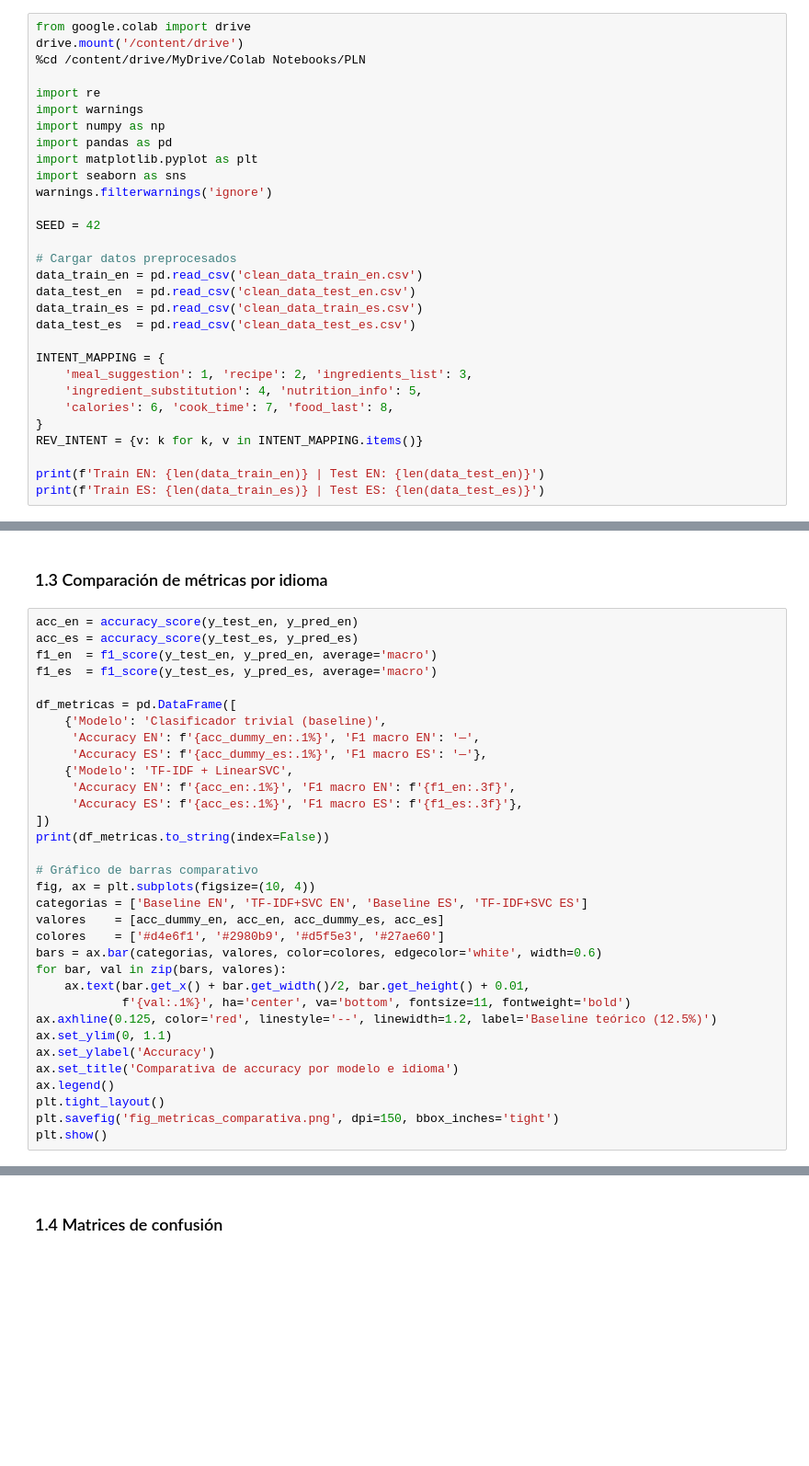
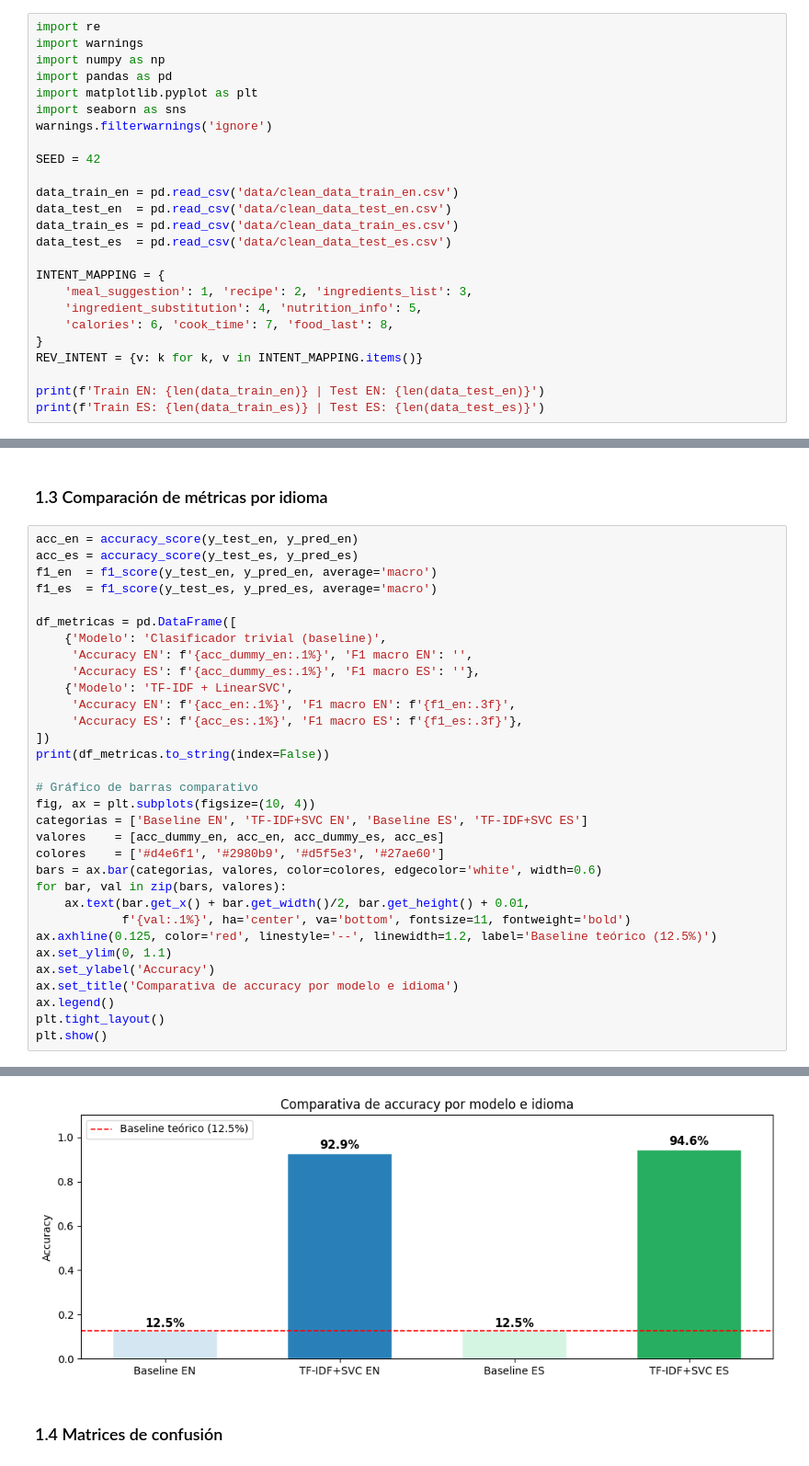
Before and after one commit to antoniommff/pln-faq-assistant, a Jupyter notebook: PoC_PLN.ipynb, the cells around one changed output, grey strips where cells are left out. Shown at 92% size. Cells and saved outputs as stored; diff of their text form; blank space fills up the shorter version.

Commit message:
chore: update both notebooks to adapt to the /data storage folder

```diff
--- a/PoC_PLN.ipynb
+++ b/PoC_PLN.ipynb
@@ -21,8 +29,4 @@ Este notebook implementa la **prueba de concepto (PoC)** del asistente de FAQs d
 # %%
-from google.colab import drive
-drive.mount('/content/drive')
-%cd /content/drive/MyDrive/Colab Notebooks/PLN
-
 import re
 import warnings
 import numpy as np
@@ -33,11 +37,10 @@ warnings.filterwarnings('ignore')
 
 SEED = 42
 
-# Cargar datos preprocesados
-data_train_en = pd.read_csv('clean_data_train_en.csv')
-data_test_en  = pd.read_csv('clean_data_test_en.csv')
-data_train_es = pd.read_csv('clean_data_train_es.csv')
-data_test_es  = pd.read_csv('clean_data_test_es.csv')
+data_train_en = pd.read_csv('data/clean_data_train_en.csv')
+data_test_en  = pd.read_csv('data/clean_data_test_en.csv')
+data_train_es = pd.read_csv('data/clean_data_train_es.csv')
+data_test_es  = pd.read_csv('data/clean_data_test_es.csv')
 
 INTENT_MAPPING = {
     'meal_suggestion': 1, 'recipe': 2, 'ingredients_list': 3,
@@ -116,8 +144,8 @@ f1_es  = f1_score(y_test_es, y_pred_es, average='macro')
 
 df_metricas = pd.DataFrame([
     {'Modelo': 'Clasificador trivial (baseline)',
-     'Accuracy EN': f'{acc_dummy_en:.1%}', 'F1 macro EN': '—',
-     'Accuracy ES': f'{acc_dummy_es:.1%}', 'F1 macro ES': '—'},
+     'Accuracy EN': f'{acc_dummy_en:.1%}', 'F1 macro EN': '',
+     'Accuracy ES': f'{acc_dummy_es:.1%}', 'F1 macro ES': ''},
     {'Modelo': 'TF-IDF + LinearSVC',
      'Accuracy EN': f'{acc_en:.1%}', 'F1 macro EN': f'{f1_en:.3f}',
      'Accuracy ES': f'{acc_es:.1%}', 'F1 macro ES': f'{f1_es:.3f}'},
@@ -139,5 +167,5 @@ ax.set_ylabel('Accuracy')
 ax.set_title('Comparativa de accuracy por modelo e idioma')
 ax.legend()
 plt.tight_layout()
-plt.savefig('fig_metricas_comparativa.png', dpi=150, bbox_inches='tight')
 plt.show()
+# %% [output]
@@ -144,3 +175,4 @@ plt.show()
+[figure, added]
 # %% [markdown]
 ### 1.4 Matrices de confusión
 # %%
```
Also changed, not shown: parts of 24 cells of this notebook, 1 other file.
